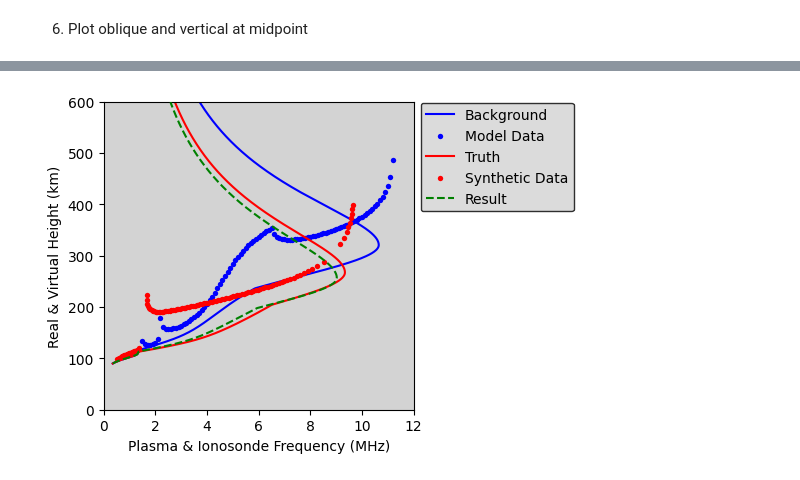
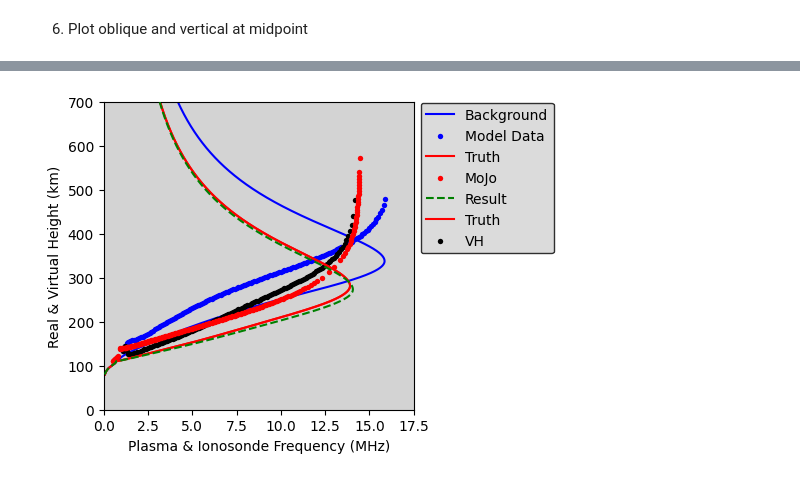
Before and after one commit to victoriyaforsythe/PyRayHF, a Jupyter notebook: docs/tutorials/Example_PyRayHF_Generate_Oblique_Snells.ipynb, the cells around one changed output, grey strips where cells are left out. Saved outputs shown, nothing was run; the diff lists cells and outputs as text; code cells hidden in the pictures.

```diff
--- a/docs/tutorials/Example_PyRayHF_Generate_Oblique_Snells.ipynb
+++ b/docs/tutorials/Example_PyRayHF_Generate_Oblique_Snells.ipynb
@@ -220,7 +218,7 @@ vh_data, EDP_truth = PyRayHF.library.model_VH(input_example['F2'],
 F2_back = deepcopy(input_example['F2'])
 F2_back['Nm'] = F2_back['Nm'] * 1.3
 F2_back['hm'] = F2_back['hm'] * 1.2
-F2_back['B0'] = F2_back['B0'] * 1.1
+F2_back['B0'] = F2_back['B0'] * 0.8
 
 # Produce background data, or the observations expected by the background
 vh_back, EDP_back = PyRayHF.library.model_VH(F2_back,
@@ -239,8 +237,6 @@ ind_valid = np.where(np.isfinite(height_virtual_km) == 1)[0]
 freq_in = freq_vertical_mhz[ind_valid]  #input_example['freq'][ind_valid]
 vh_in = height_virtual_km[ind_valid]
 
-print(input_example['freq'])
-print(freq_in)
 # Using brute-force optimization to find F2-layer parameters that best
 # reproduce the synthetic virtual height observations.
 # The method searches over a range of values with a 30% perturbation
@@ -256,6 +252,6 @@ print(freq_in)
                                                    input_example['bpsi'],
                                                    method='brute',
                                                    percent_sigma=20.,
-                                                   step=2.,
+                                                   step=1.,
                                                    mode=mode,
                                                    n_points=n_points)
@@ -280,28 +258,80 @@ print(freq_in)
 # %%
 # Plot the results.
 # The electron density profile (EDP) is converted from plasma density to plasma
 # frequency and plotted using real altitude on the y-axis.
 # Virtual heights for O-mode are plotted with ionosonde frequency on
 # the x-axis and virtual height on the y-axis.
 fig, ax = plt.subplots(1, 1)
 fig.set_size_inches(4, 4)
-ax.set_ylim([0, 600])
-ax.set_xlim([0, 12])
+ax.set_ylim([0, 700])
+ax.set_xlim([0, 17.5])
 ax.set_facecolor('lightgray')
 ax.set_ylabel('Real & Virtual Height (km)')
 ax.set_xlabel('Plasma & Ionosonde Frequency (MHz)')
 ax.plot(PyRayHF.library.den2freq(EDP_back) / 1e6,
         input_example['alt'], c='blue', label='Background', zorder=1)
 ax.scatter(input_example['freq'], vh_back, c='blue', label='Model Data',
            zorder=1, linewidth=0, s=15)
 ax.plot(PyRayHF.library.den2freq(EDP_truth) / 1e6,
         input_example['alt'], c='red', label='Truth', zorder=2)
-ax.scatter(freq_in, vh_in, c='red', label='Synthetic Data',
+ax.scatter(freq_in, vh_in, c='red', label='MoJo',
            zorder=2, linewidth=0, s=15)
 ax.plot(PyRayHF.library.den2freq(EDP_result) / 1e6,
         input_example['alt'], '--', c='green', label='Result', zorder=3)
+plt.savefig(local_dir + 'Minimization.png', dpi=300, bbox_inches='tight', facecolor='white')
+
+# Load input arrays from the example.
+# See Example_Generate_Input_Arrays for how to create input arrays using PyIRI.
+file_open = 'Example_input.p'
+input_example = pickle.load(open(file_open, 'rb'))
+
+# Compute virtual height for the ordinary 'O' propagation mode.
+# A low number of vertical grid points is sufficient for O-mode (e.g., 200).
+# Consider this the model background for the upcoming minimization.
+mode = 'X'
+n_points = 200
+
+# Produce truth, and synthetic observations
+vh_data_vert, EDP_truth = PyRayHF.library.model_VH(input_example['F2'],
+                                              input_example['F1'],
+                                              input_example['E'],
+                                              input_example['freq'],
+                                              input_example['alt'],
+                                              input_example['bmag'],
+                                              input_example['bpsi'],
+                                              mode=mode,
+                                              n_points=n_points)
+# Create a known "truth" by modifying the background parameters:
+# increase Nm by 20%, decrease hm by 20%, and increase B_bot by 10%.
+# This generates synthetic data. Note that the F1 layer depends on F2
+# and will change accordingly.
+
+F2_back = deepcopy(input_example['F2'])
+F2_back['Nm'] = F2_back['Nm'] * 1.3
+F2_back['hm'] = F2_back['hm'] * 1.2
+F2_back['B0'] = F2_back['B0'] * 0.8
+
+# Produce background data, or the observations expected by the background
+vh_back, EDP_back = PyRayHF.library.model_VH(F2_back,
+                                             input_example['F1'],
+                                             input_example['E'],
+                                             input_example['freq'],
+                                             input_example['alt'],
+                                             input_example['bmag'],
+                                             input_example['bpsi'],
+                                             mode=mode,
+                                             n_points=n_points)
+
+# Filter out NaNs in the synthetic data before minimization.
+# Minimization will not work properly if NaNs are present.
+ind_valid = np.where(np.isfinite(vh_data_vert) == 1)[0]
+freq_in = input_example['freq'][ind_valid]
+ax.plot(PyRayHF.library.den2freq(EDP_truth) / 1e6,
+        input_example['alt'], c='red', label='Truth', zorder=2)
+ax.scatter(input_example['freq'], vh_data_vert, c='black', label='VH',
+           zorder=1, linewidth=0, s=15)
+
 leg = plt.legend(bbox_to_anchor=(1.0, 1.02), facecolor='lightgray', frameon=True)
 leg.get_frame().set_edgecolor('black')
-plt.savefig(local_dir + 'Minimization.png', dpi=300, bbox_inches='tight', facecolor='white')
 # %% [output]
-[figure, old version]
+[figure, new version]
```
Also changed, not shown: parts of 6 cells of this notebook, 15 other files.
